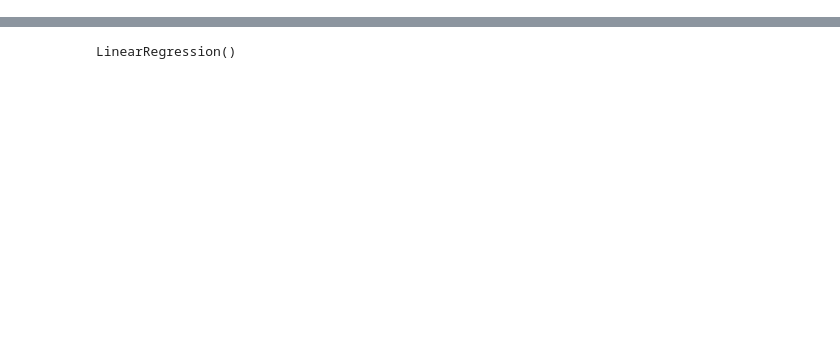
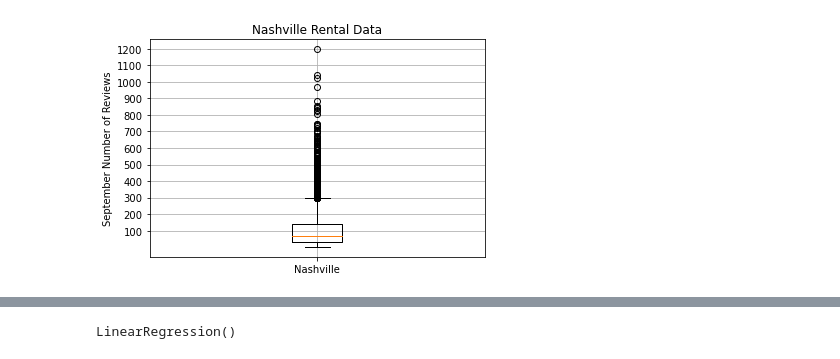
Before and after one commit to jwcomp4/air_b_b_rental, a Jupyter notebook: Deliverable1_MachineLearningMockup.ipynb, the cells around one changed output, grey strips where cells are left out. Cells and saved outputs as stored; diff of their text form; code cells hidden in the pictures; blank space fills up the shorter version.

```diff
--- a/Deliverable1_MachineLearningMockup.ipynb
+++ b/Deliverable1_MachineLearningMockup.ipynb
@@ -27,0 +238,4 @@ df.head()
+# %%
+# Check reviews
+review = df["sep_number_of_reviews"]
+review.head()
@@ -27,0 +275,13 @@ df.head()
+# %%
+# Create a box-and-whisker plot for number of reviews
+x_labels = ["Nashville"]
+fig, ax = plt.subplots()
+ax.boxplot(review, labels=x_labels)
+# Add the title, y-axis label, and grid.
+ax.set_title('Nashville Rental Data')
+ax.set_ylabel('September Number of Reviews')
+ax.set_yticks(np.arange(100, 1300, step=100.0))
+ax.grid()
+plt.show()
+# %% [output]
+[figure, added]
```
Also changed, not shown: parts of 40 cells of this notebook, 1 other file.
